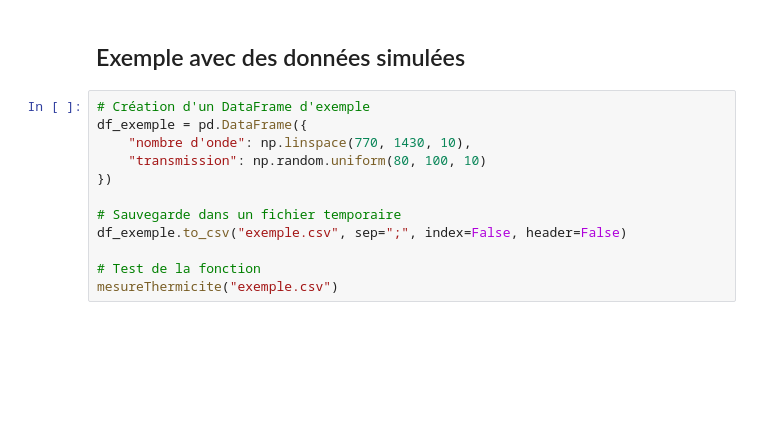
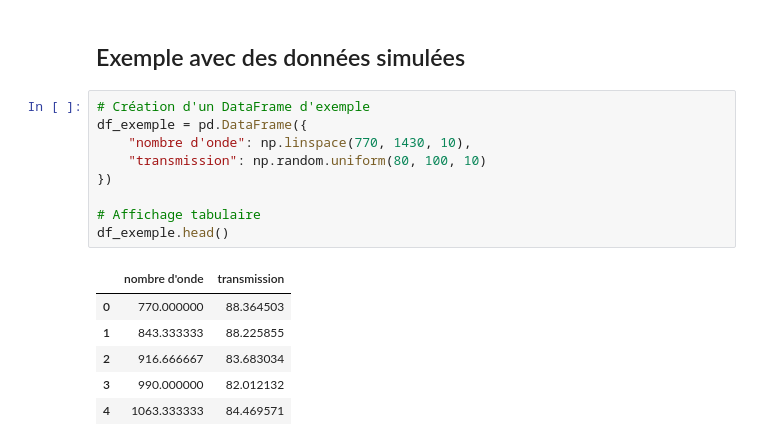
Before and after one commit to devtazi/SpectrometreInfrarouge, a Jupyter notebook: exploration.ipynb, the cells around one changed output. Saved outputs shown, nothing was run; the diff lists cells and outputs as text; blank space fills up the shorter version.

```diff
--- a/exploration.ipynb
+++ b/exploration.ipynb
@@ -20,12 +26,16 @@ print("Résultat:", resultat)
 # %%
 # Création d'un DataFrame d'exemple
 df_exemple = pd.DataFrame({
     "nombre d'onde": np.linspace(770, 1430, 10),
     "transmission": np.random.uniform(80, 100, 10)
 })
 
-# Sauvegarde dans un fichier temporaire
-df_exemple.to_csv("exemple.csv", sep=";", index=False, header=False)
-
-# Test de la fonction
-mesureThermicite("exemple.csv")
+# Affichage tabulaire
+df_exemple.head()
+# %% [output]
+|  | nombre d'onde | transmission |
+| 0 | 770.000000 | 88.364503 |
+| 1 | 843.333333 | 88.225855 |
+| 2 | 916.666667 | 83.683034 |
+| 3 | 990.000000 | 82.012132 |
+| 4 | 1063.333333 | 84.469571 |
```
Also changed, not shown: parts of 4 cells of this notebook, 2 other files.
